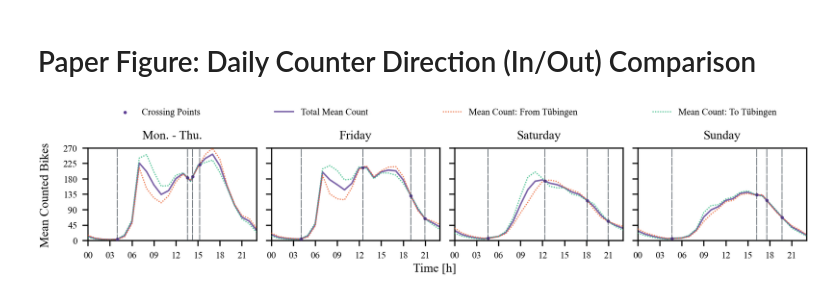
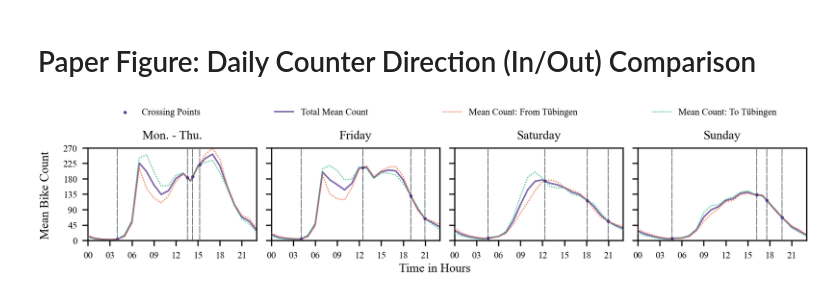
Before and after one commit to TinaTruong023/data-literacy_TypicalTueBiker, a Jupyter notebook: doc/fig/n_fig_daily_directions.ipynb, the cells around one changed output. Saved outputs shown, nothing was run; the diff lists cells and outputs as text; code cells hidden in the pictures.

```diff
--- a/doc/fig/n_fig_daily_directions.ipynb
+++ b/doc/fig/n_fig_daily_directions.ipynb
@@ -113,35 +113,35 @@ for i, ax in enumerate(axs):
             c=ct.NEUTRAL_COLORS[0],
             alpha=.8,
             linestyle=(2,(10,1)),
             zorder=10,
             label=label,
             lw=.5
         )
     ax.set_title(labels[i])
     # if i % 2 == 0:
     #     ax.set_ylabel("Mean Counted Bikes")
     # if i >= 2:
     #     ax.set_xlabel("Hour of Day")
     # l = np.arange(0, , 0.25)
     # ax.set(yticks=l, yticklabels=l)
     ax.set_ylim(0, 270)
     ax.set_yticks(range(0, 300, 45))
     ax.set_xticks(range(0, 20+3, 3))
     ax.set_xlim(0,23)
     ax.set_xticklabels([f"{h:02d}" for h in range(0, 20+3, 3)])
     # ax.set_xticks(range(0, 24+4, 4))
     # ax.set_xticklabels([f"{h:02d}" for h in range(0, 24+4, 4)])
     # ax.grid(lw=0.3, ls="-", alpha=.5)
-fig.text(0.5, -0.05, 'Time [h]', ha='center')
-fig.text(-0.025, 0.5, 'Mean Counted Bikes', va='center', rotation='vertical')
+fig.text(0.5, -0.05, 'Time in Hours', ha='center')
+fig.text(-0.025, 0.5, 'Mean Bike Count', va='center', rotation='vertical')
 handles, labels = ax.get_legend_handles_labels()
 unique = [(h, l) for i, (h, l) in enumerate(zip(handles, labels)) if l not in labels[:i]]
 unique.reverse()
 # fig.legend(*zip(*unique), bbox_to_anchor=(0.5,1.125), loc="upper center", ncol=2, frameon=False)
 # plt.suptitle("Mean Hourly Counts @ Fahrradtunnel & Steinlachallee")
 fig.legend(*zip(*unique), bbox_to_anchor=(.065,1,.9,0.2), mode="expand", loc="lower center", ncol=4, frameon=False)
 fig.align_labels()
-plt.show()
-# plt.savefig("fig_daily_directions_fw_lines.pdf")
+# plt.show()
+plt.savefig("fig_daily_directions.pdf")
 # %% [output]
-[figure, old version]
+[figure, new version]
```
Also changed, not shown: parts of 1 cell of this notebook, 25 other files.
